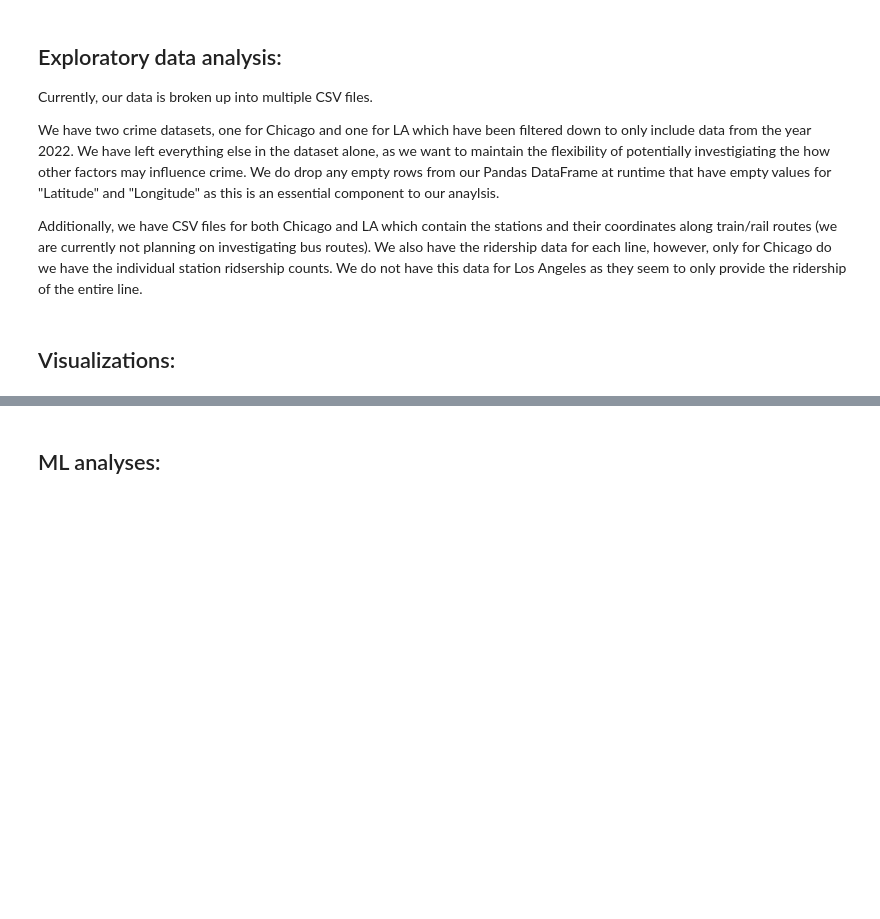
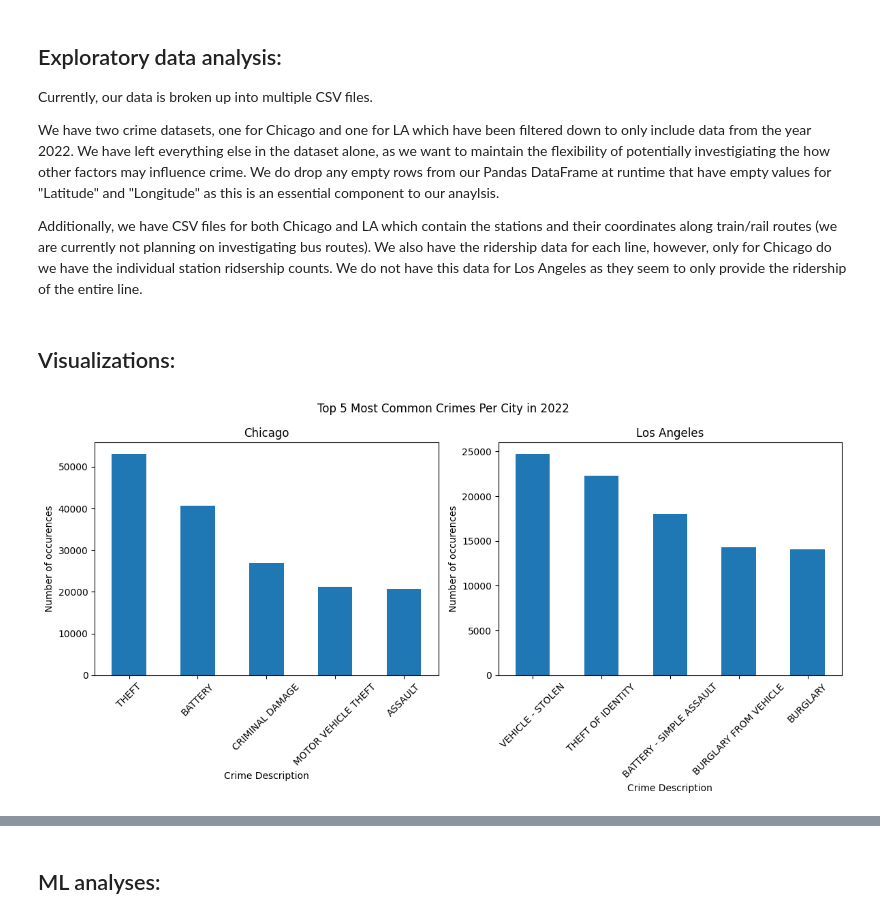
Before and after one commit to chi-city/CS418-Group-Project, a Jupyter notebook: progress_report.ipynb, the cells around one changed output, grey strips where cells are left out. Saved outputs shown, nothing was run; the diff lists cells and outputs as text; code cells hidden in the pictures; blank space fills up the shorter version.

Commit message:
Added 5 visualizations.

```diff
--- a/progress_report.ipynb
+++ b/progress_report.ipynb
@@ -88,0 +194,38 @@ Additionally, we have CSV files for both Chicago and LA which contain the statio
+# %%
+# More initial code
+chicago_crime_file = "Chicago_2022_Crime_Data.csv"
+chicago_crime_data = pd.read_csv(chicago_crime_file, usecols=["Date", "Latitude", "Longitude", "Arrest", "Primary Type"])
+chicago_crime_data = chicago_crime_data.dropna(subset=["Latitude", "Longitude"])
+
+chicago_cta_ridership_file = "Chicago_CTA_Ridership.csv"
+chicago_cta_ridership_data = pd.read_csv(chicago_cta_ridership_file)
+chicago_cta_ridership_data['station_id'] = chicago_cta_ridership_data['station_id'].astype(int)
+chicago_cta_l_stops_file = "CTA_L-Stops_Chicago.csv"
+chicago_cta_l_stops_data = pd.read_csv(chicago_cta_l_stops_file, usecols=['MAP_ID', 'Location'])
+chicago_cta_l_stops_data['MAP_ID'] = chicago_cta_l_stops_data['MAP_ID'].astype(int)
+
+la_crime_file = "Los_Angeles_Crime_2022.csv"
+la_crime_data = pd.read_csv(la_crime_file, usecols=["Date Rptd", "Crm Cd", "Crm Cd Desc", "LAT", "LON"])
+la_crime_data = la_crime_data.dropna(subset=["LAT", "LON"])
+# %%
+# First visulization: comparing the top five OVERALL most popular types of crime in Chicago and LA (Alex Castillo)
+most_frequent_chicago_crimes = chicago_crime_data['Primary Type'].value_counts().head(5)
+most_frequest_la_crimes = la_crime_data["Crm Cd Desc"].value_counts().head(5)
+
+fig, (ax1, ax2) = plt.subplots(1,2, figsize=(12,6))
+most_frequent_chicago_crimes.plot(kind="bar", ax=ax1)
+ax1.set_title("Chicago")
+ax1.set_xlabel("Crime Description")
+ax1.set_ylabel("Number of occurences")
+ax1.set_xticklabels(ax1.get_xticklabels(), rotation=45)
+most_frequest_la_crimes.plot(kind="bar", ax=ax2)
+ax2.set_title("Los Angeles")
+ax2.set_xlabel("Crime Description")
+ax2.set_ylabel("Number of occurences")
+ax2.set_xticklabels(ax2.get_xticklabels(), rotation=45)
+
+plt.suptitle("Top 5 Most Common Crimes Per City in 2022")
+plt.tight_layout()
+plt.show()
+# %% [output]
+[figure, added]
```
Also changed, not shown: parts of 5 cells of this notebook.
